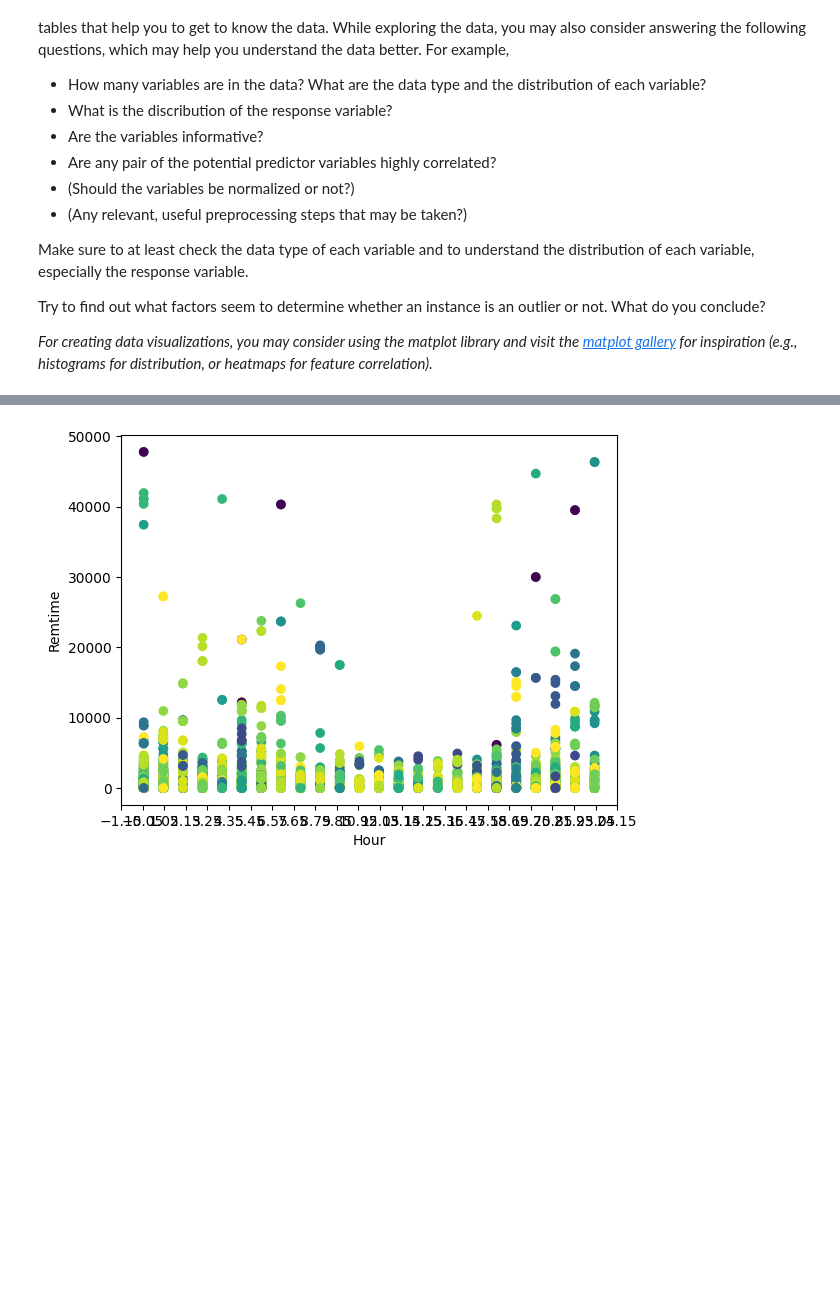
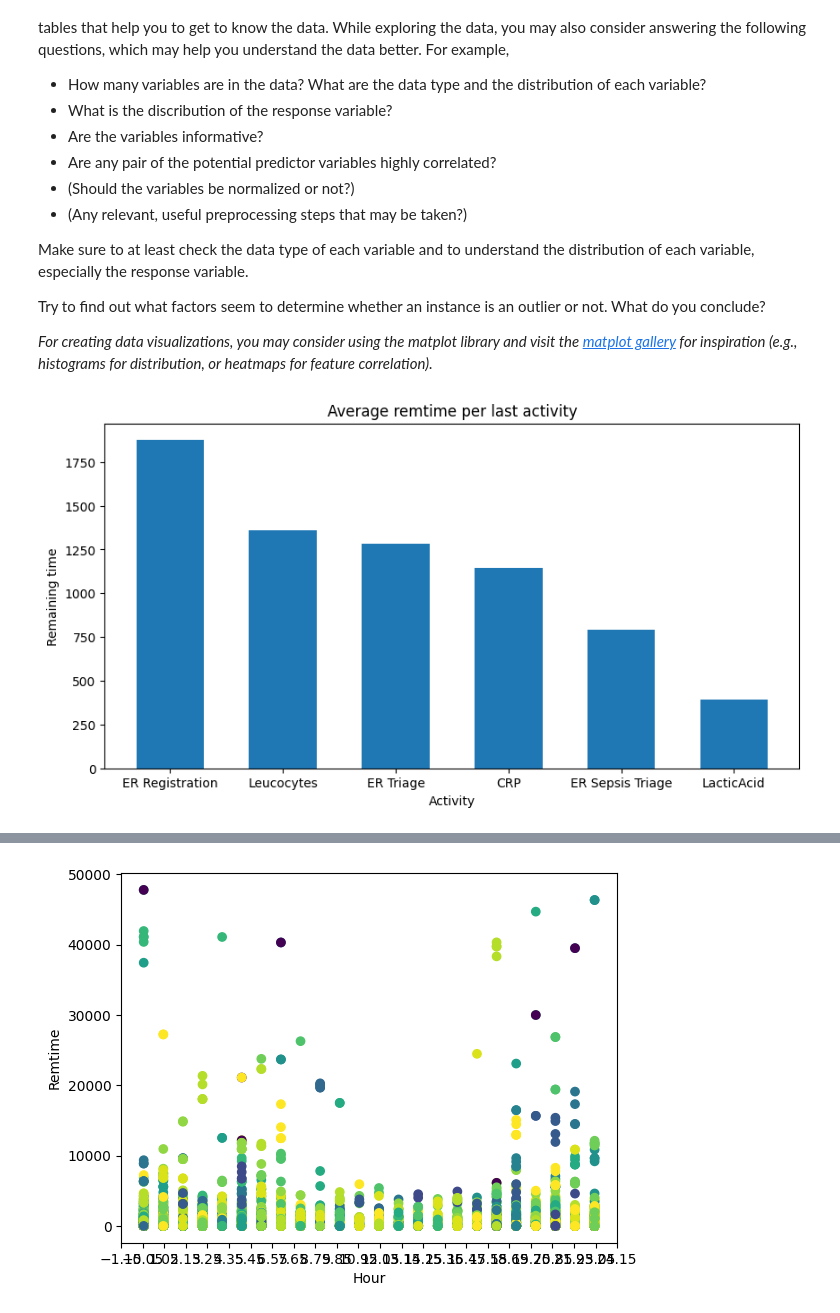
Before and after one commit to MacSuperior/APML-2, a Jupyter notebook: daniel-exploration2.ipynb, the cells around one changed output, grey strips where cells are left out. Cells and saved outputs as stored; diff of their text form; code cells hidden in the pictures; blank space fills up the shorter version.

```diff
--- a/daniel-exploration2.ipynb
+++ b/daniel-exploration2.ipynb
@@ -172,3 +153,18 @@ Make sure to at least check the data type of each variable and to understand the
 Try to find out what factors seem to determine whether an instance is an outlier or not. What do you conclude?
 
 *For creating data visualizations, you may consider using the matplot library and visit the [matplot gallery](https://matplotlib.org/stable/gallery/index.html) for inspiration (e.g., histograms for distribution, or heatmaps for feature correlation).*
+# %%
+import matplotlib.pyplot as plt
+
+# Get mean remtime per activity
+remtime_per_activity = data_sepsis.groupby("Activity", as_index = False)["remtime"].mean()
+sorted_remtime_per_activity = remtime_per_activity.sort_values("remtime", ascending = False)
+
+plt.figure(figsize = (10,5))
+plt.bar(sorted_remtime_per_activity["Activity"], sorted_remtime_per_activity["remtime"], align = "center", width = 0.6)
+plt.title("Average remtime per last activity")
+plt.xlabel("Activity")
+plt.ylabel("Remaining time")
+plt.show()
+# %% [output]
+[figure, added]
```
Also changed, not shown: parts of 31 cells of this notebook, 1 other file.
